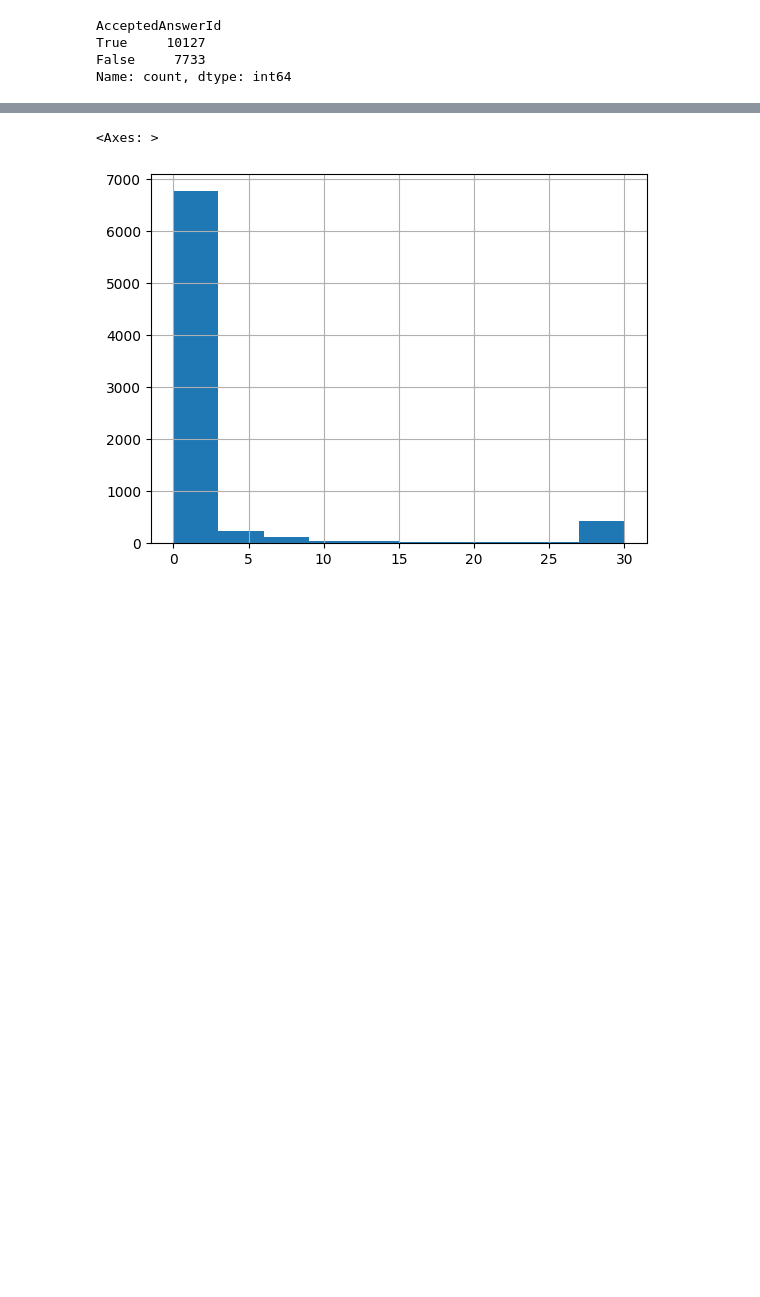
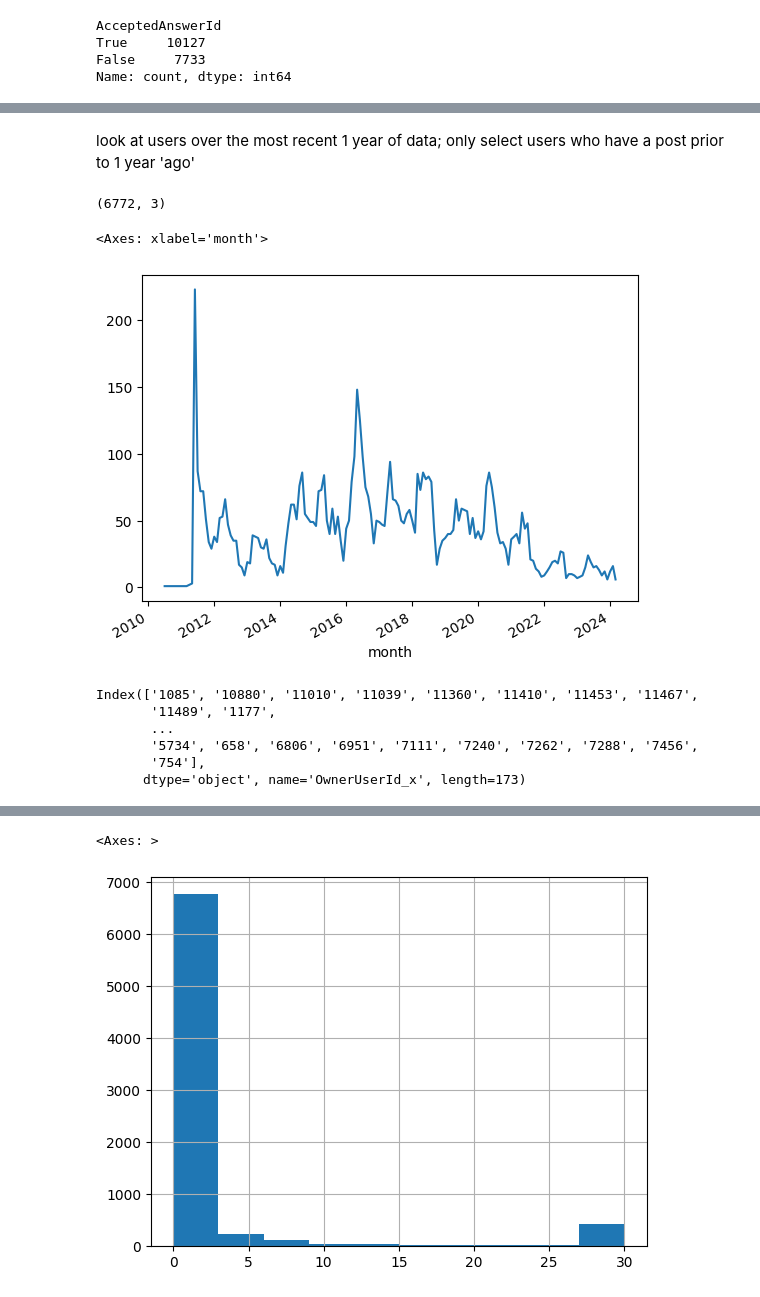
Before and after one commit to isaacbacker/GroupPres_SDS, a Jupyter notebook: Notebooks/fsds25_ex_wk01d02.ipynb, the cells around one changed output, grey strips where cells are left out. Cells and saved outputs as stored; diff of their text form; code cells hidden in the pictures; blank space fills up the shorter version.

```diff
--- a/Notebooks/fsds25_ex_wk01d02.ipynb
+++ b/Notebooks/fsds25_ex_wk01d02.ipynb
@@ -203,3 +201,7 @@ AcceptedAnswerId
 True     10127
 False     7733
 Name: count, dtype: int64
+# %%
+question_df['accepted_answer_delay'] = question_df['CreationDate_y'] - question_df['CreationDate_x']
+question_df['is_helpful'] = question_df['accepted_answer_delay'].dt.days <= 2
+question_df.head()
@@ -205,0 +233,4 @@ Name: count, dtype: int64
+# %%
+helpful_answers = question_df[question_df['is_helpful']][['OwnerUserId_y', 'CreationDate_y']]
+helpful_answers['month'] = pd.to_datetime((helpful_answers['CreationDate_y'] - pd.offsets.MonthBegin(1)).dt.floor('D'))
+helpful_answers
@@ -205,0 +347,22 @@ Name: count, dtype: int64
+# %% [markdown]
+look at users over the most recent 1 year of data; only select users who have a post prior to 1 year 'ago'
+# %%
+helpful_answers.shape
+# %% [output]
+(6772, 3)
+# %%
+helpful_answers.groupby('month').size().plot()
+# %% [output]
+<Axes: xlabel='month'>
+[figure, added]
+# %%
+included_users = user_first_posted_at[(user_first_posted_at < (ma - pd.DateOffset(years=1))) & \
+    (user_last_posted_at >= (ma - pd.DateOffset(years=1))) ].index
+included_users
+# %% [output]
+Index(['1085', '10880', '11010', '11039', '11360', '11410', '11453', '11467',
+       '11489', '1177',
+       ...
+       '5734', '658', '6806', '6951', '7111', '7240', '7262', '7288', '7456',
+       '754'],
+      dtype='object', name='OwnerUserId_x', length=173)
```
Also changed, not shown: parts of 20 cells of this notebook.
